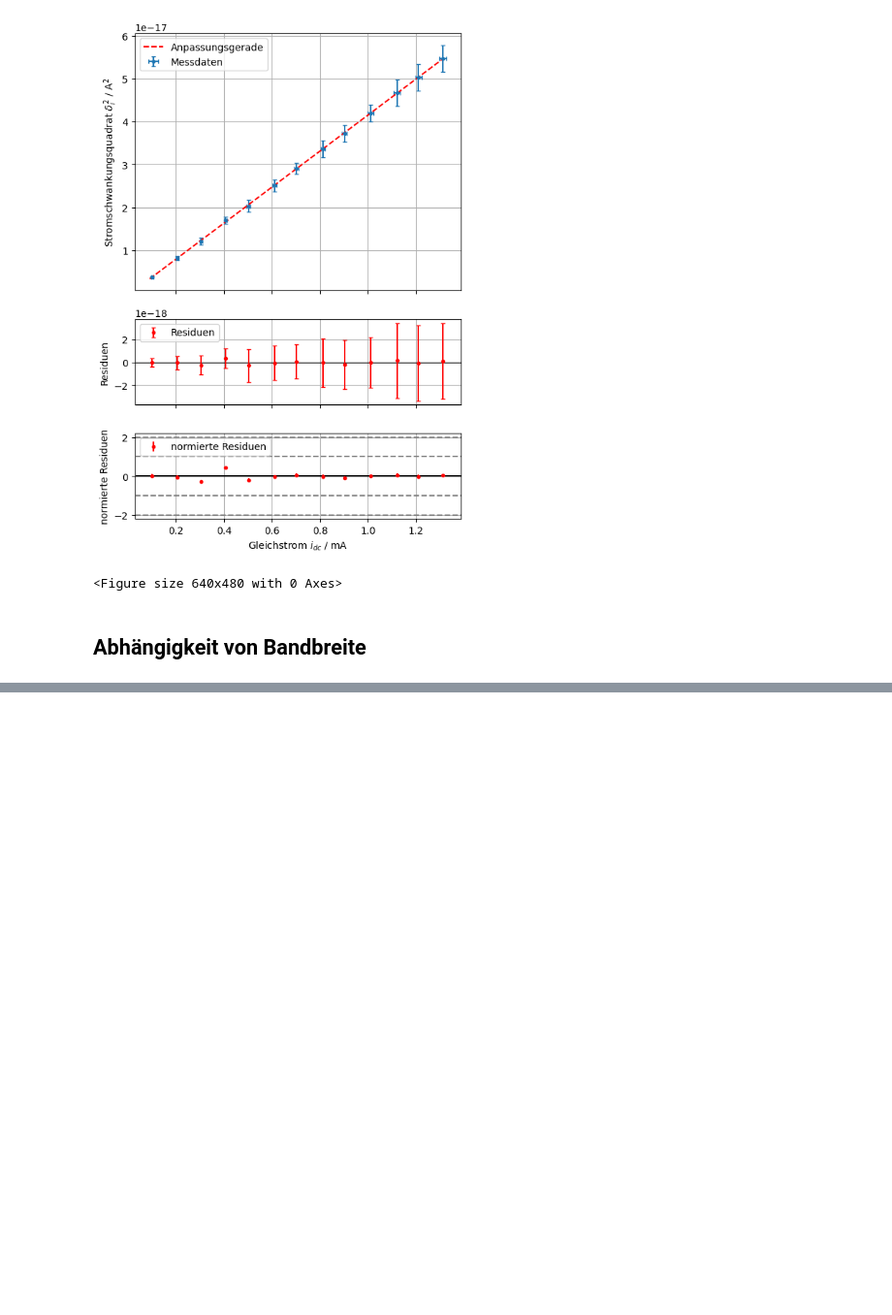
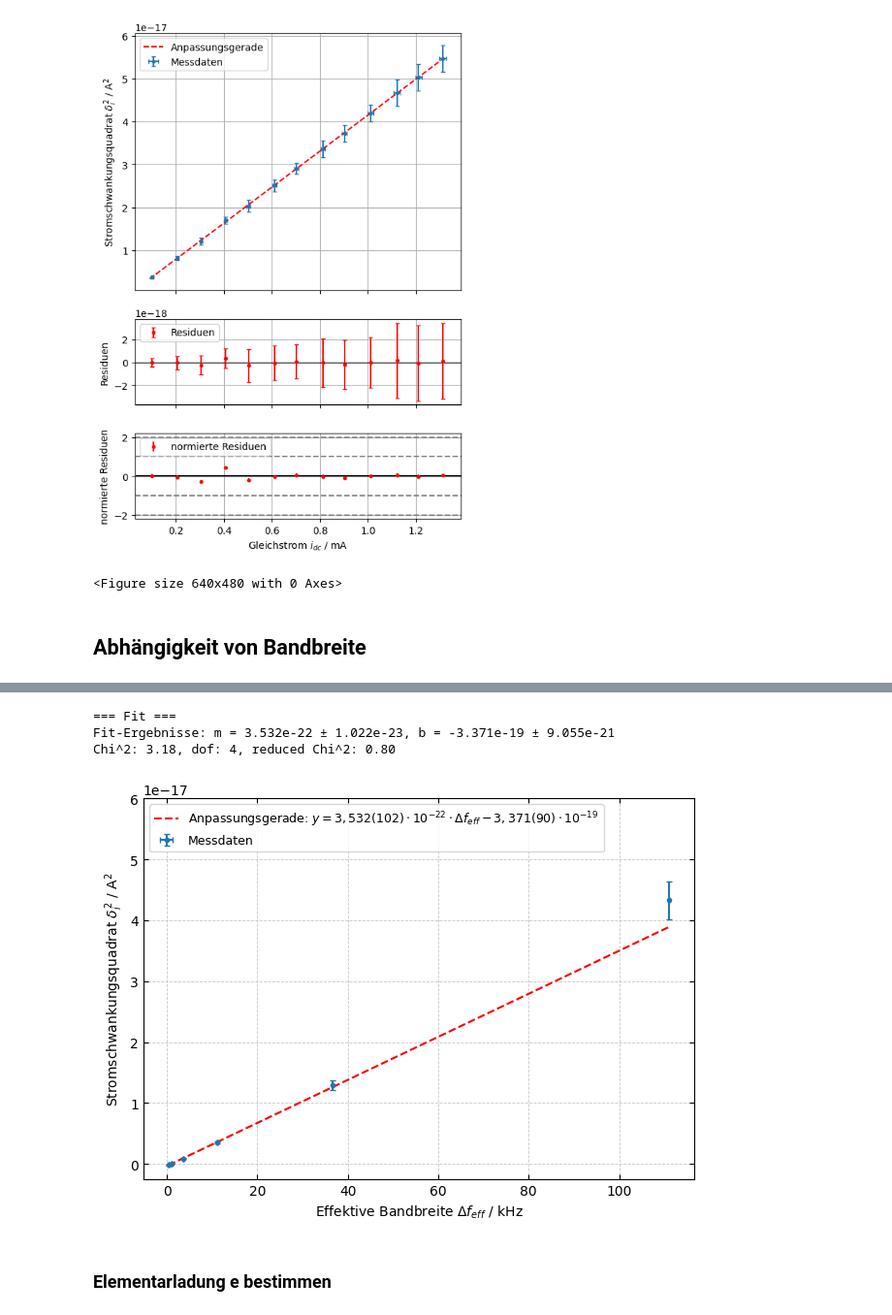
Before and after one commit to itzhaQQ/P4_WS2526, a Jupyter notebook: 425_ElektronischesRauschen/src/schrot.ipynb, the cells around one changed output, grey strips where cells are left out. Shown at 97% size. Drawn from its saved outputs; the diff is of its cells as text; code cells hidden in the pictures; blank space fills up the shorter version.

Commit message:
Bandbreite_fix_schrot_done

```diff
--- a/425_ElektronischesRauschen/src/schrot.ipynb
+++ b/425_ElektronischesRauschen/src/schrot.ipynb
@@ -198,5 +198,22 @@ plt.show()
 # %%
 data2 = np.loadtxt('../data/schrot_bandbreite.txt', skiprows=1)
 f_l = data2[:,0] # Bandwidth in Hz
+G = data2[:,1] # Gain
+V_Meter=data2[:,3] # DMM voltage in V
+V_Meter_err = np.full_like(V_Meter, 0.05) # DMM voltage error in V
+V_Monitor = 10.02 # Volt
+V_Monitor_err = 0.05 # Volt
 
-#def delta_f(h,l):
+def delta_f(l):
+    return (np.sqrt(2) * np.pi / 4) * l
+#def delta_f_err(l_err):
+#    return (np.sqrt(2) * np.pi / 4) * l_err
+
+bandbreite = delta_f(f_l)
+delta_I = delta(V_Meter, G, R) - delta_offset
+delta_I_err = np.sqrt(
+    delta_err(V_Meter, V_Meter_err, G, R)**2 +
+    delta_offset_err**2
+)
+for bli, dii, dii_err in zip(bandbreite, delta_I, delta_I_err):
+    print(f"Bandbreite: {bli} Hz, \ndelta²: {dii} ± {dii_err} A²\n--")
@@ -202,0 +239,59 @@ f_l = data2[:,0] # Bandwidth in Hz
+# %%
+# plotting and lin regression fit
+
+x = bandbreite
+y = delta_I
+x_err = 0
+y_err = delta_I_err
+
+def linear_func(x, m, b):
+    return m * x + b
+# Fitten der Werte
+print("=== Fit ===")
+popt, pcov = curve_fit(linear_func, x, y, sigma=y_err, absolute_sigma=True)
+m_fit, b_fit = popt
+m_fit_err, b_fit_err = np.sqrt(np.diag(pcov))
+print(f"Fit-Ergebnisse: m = {m_fit:.3e} ± {m_fit_err:.3e}, b = {b_fit:.3e} ± {b_fit_err:.3e}")
+
+# -- compute chi^2
+y_fit = linear_func(x, *popt)
+chi2 = np.sum(((y - y_fit) / y_err) ** 2)
+dof = len(y) - len(popt)
+reduced_chi2 = chi2 / dof
+print(f"Chi^2: {chi2:.2f}, dof: {dof}, reduced Chi^2: {reduced_chi2:.2f}")
+
+
+# plot the results
+fig, ax = plt.subplots()
+ax.errorbar(x*1e-3, y, xerr=x_err*1e-3, yerr=y_err, fmt='.', label='Messdaten', capsize=2)
+ax.set_ylim(top=6e-17)
+#ax.set_xlim(left=900)
+#ax.set_xscale('log')
+#ax.set_yscale('log')
+x_fit = np.linspace(min(x)*0.9, max(x)*1, 100)
+y_fit = linear_func(x_fit, *popt)
+ax.plot(x_fit*1e-3, y_fit, 'r--', label=r'Anpassungsgerade: $y = 3,532(102)\cdot 10^{-22}\cdot \Delta f_{eff} -3,371(90)\cdot 10^{-19}$')
+# Labels
+ax.set_xlabel(r'Effektive Bandbreite $\Delta f_{eff}$ / kHz')
+ax.set_ylabel(r'Stromschwankungsquadrat $\delta_i^2$ / A$^2$')
+
+# Minor grid & tick marks
+ax.grid(which='major', linestyle='--', linewidth=0.6, alpha=0.7)
+ax.grid(which='minor', linestyle=':', linewidth=0.5, alpha=0.5)
+ax.tick_params(which='both', direction='in', top=True, right=True)
+
+# Legend
+ax.legend(frameon=True, loc='upper left', fontsize=9)
+
+plt.tight_layout()
+#plt.grid()
+#plt.legend()
+#plt.savefig('../plots/johnson_rauschen_bandbreite_log.pdf', dpi=300)
+plt.show()
+# %% [output]
+=== Fit ===
+Fit-Ergebnisse: m = 3.532e-22 ± 1.022e-23, b = -3.371e-19 ± 9.055e-21
+Chi^2: 3.18, dof: 4, reduced Chi^2: 0.80
+[figure, added]
+# %% [markdown]
+### Elementarladung e bestimmen
```
Also changed, not shown: parts of 2 cells of this notebook, 6 other files.
